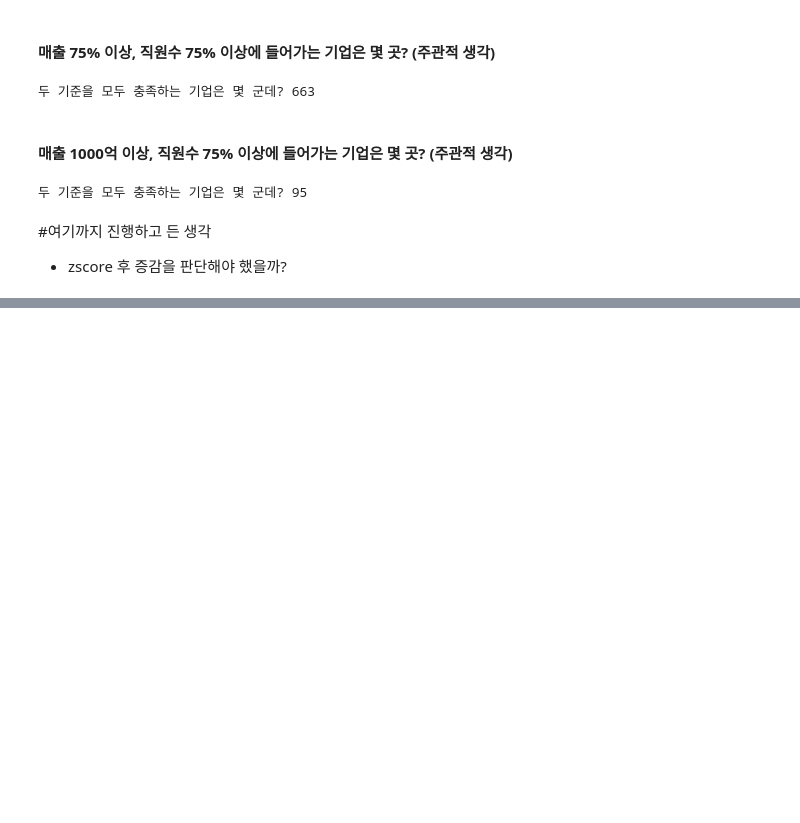
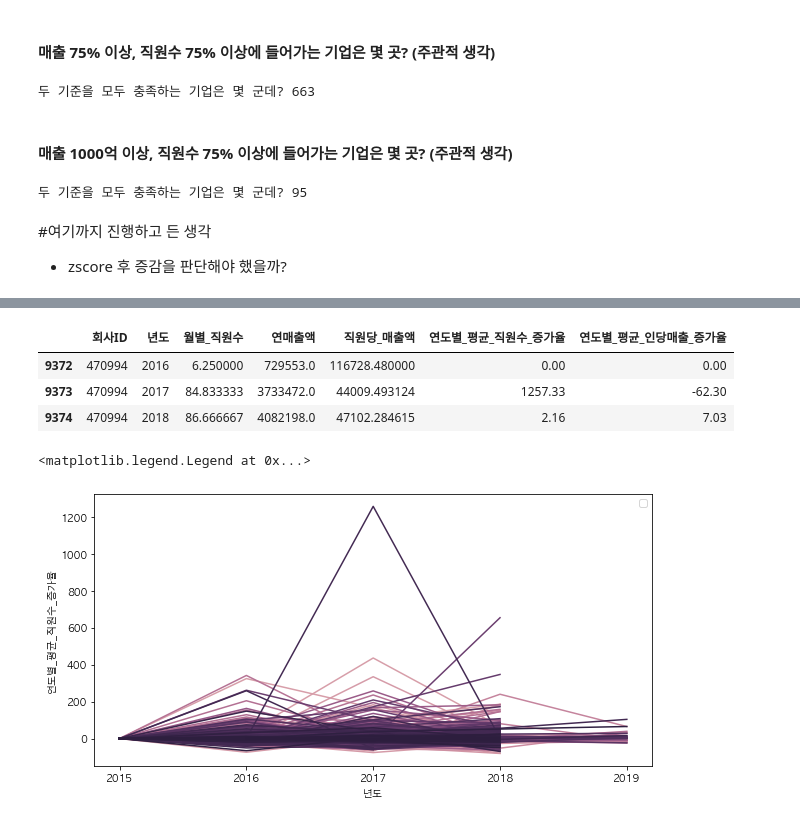
Before and after one commit to cheunx2/team3_wanted_onboarding_2nd, a Jupyter notebook: Week1_고정현/week1_EDA_startup.ipynb, the cells around one changed output, grey strips where cells are left out. Drawn from its saved outputs; the diff is of its cells as text; code cells hidden in the pictures; blank space fills up the shorter version.

```diff
--- a/Week1_고정현/week1_EDA_startup.ipynb
+++ b/Week1_고정현/week1_EDA_startup.ipynb
@@ -279,0 +252,3 @@ employee.head(50)
+# %%
+employee = unicorn[["회사ID", "년도", "월별_직원수", "연매출액"]].groupby(["회사ID", "년도"]).mean().reset_index()
+employee["직원당_매출액"] = employee["연매출액"] / employee["월별_직원수"]
@@ -279,0 +271,8 @@ employee.head(50)
+# %%
+#3개년 이상이 있는 경우만 필터링
+employee = employee[employee["회사ID"].isin(over3year)]
+employee["연도별_평균_직원수_증가율"] = round(employee.groupby("회사ID")["월별_직원수"].pct_change() * 100, 2)
+employee["연도별_평균_인당매출_증가율"] = round( employee.groupby("회사ID")["직원당_매출액"].pct_change() * 100, 2)
+employee["연도별_평균_직원수_증가율"].fillna(0.0, inplace=True) #모든 회사의 첫 증가율은 nan이니까, 0%로 대체
+employee["연도별_평균_인당매출_증가율"].fillna(0.0, inplace=True)
+employee.head(10)
@@ -279,0 +307,15 @@ employee.head(50)
+# %%
+# 특이한 케이스
+employee[employee["회사ID"] == 470994]
+# %% [output]
+|  | 회사ID | 년도 | 월별_직원수 | 연매출액 | 직원당_매출액 | 연도별_평균_직원수_증가율 | 연도별_평균_인당매출_증가율 |
+| 9372 | 470994 | 2016 | 6.250000 | 729553.0 | 116728.480000 | 0.00 | 0.00 |
+| 9373 | 470994 | 2017 | 84.833333 | 3733472.0 | 44009.493124 | 1257.33 | -62.30 |
+| 9374 | 470994 | 2018 | 86.666667 | 4082198.0 | 47102.284615 | 2.16 | 7.03 |
+# %%
+plt.figure(figsize=(10, 5))
+sns.lineplot(data=employee, x="년도", y="연도별_평균_직원수_증가율", hue="회사ID")
+plt.legend([])
+# %% [output]
+<matplotlib.legend.Legend at 0x...>
+[figure, added]
```
Also changed, not shown: parts of 20 cells of this notebook.
